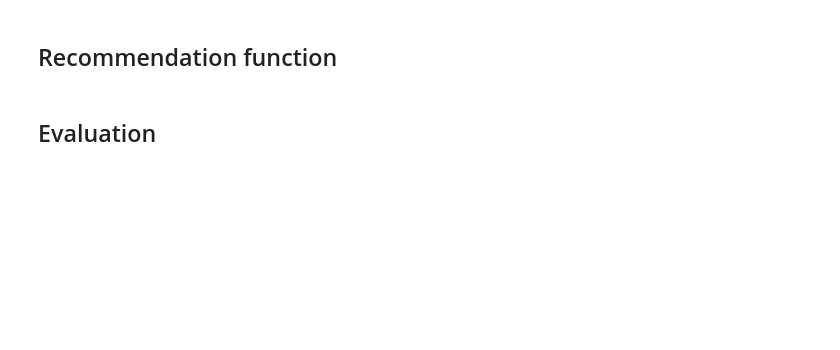
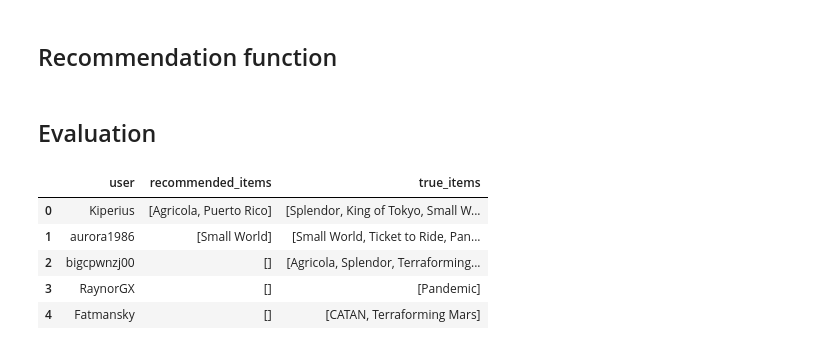
Before and after one commit to OskarKocjancic/02807_2025_group_29, a Jupyter notebook: frequent_itemsets.ipynb, the cells around one changed output. Saved outputs shown, nothing was run; the diff lists cells and outputs as text; code cells hidden in the pictures; blank space fills up the shorter version.

```diff
--- a/frequent_itemsets.ipynb
+++ b/frequent_itemsets.ipynb
@@ -185,4 +185,28 @@ def recommender_association(rules_df, product_list, N=1):
 # %% [markdown]
 ## Evaluation
 # %%
-## TODO: Evaluation
+predictions = {
+    'user': [],
+    'recommended_items': [],
+    'true_items': []
+}
+
+for index, row in baskets_test.iterrows():
+    user = row['user']
+    train_items = row['games']
+    test_items = row['test']
+    recommended_items = recommender_association(rules, train_items, N=5)
+
+    predictions['user'].append(user)
+    predictions['recommended_items'].append(recommended_items)
+    predictions['true_items'].append(test_items)
+
+predictions_df = pd.DataFrame(predictions)
+predictions_df.head()
+# %% [output]
+|  | user | recommended_items | true_items |
+| 0 | Kiperius | [Agricola, Puerto Rico] | [Splendor, King of Tokyo, Small W... |
+| 1 | aurora1986 | [Small World] | [Small World, Ticket to Ride, Pan... |
+| 2 | bigcpwnzj00 | [] | [Agricola, Splendor, Terraforming... |
+| 3 | RaynorGX | [] | [Pandemic] |
+| 4 | Fatmansky | [] | [CATAN, Terraforming Mars] |
```
Also changed, not shown: parts of 9 cells of this notebook.
